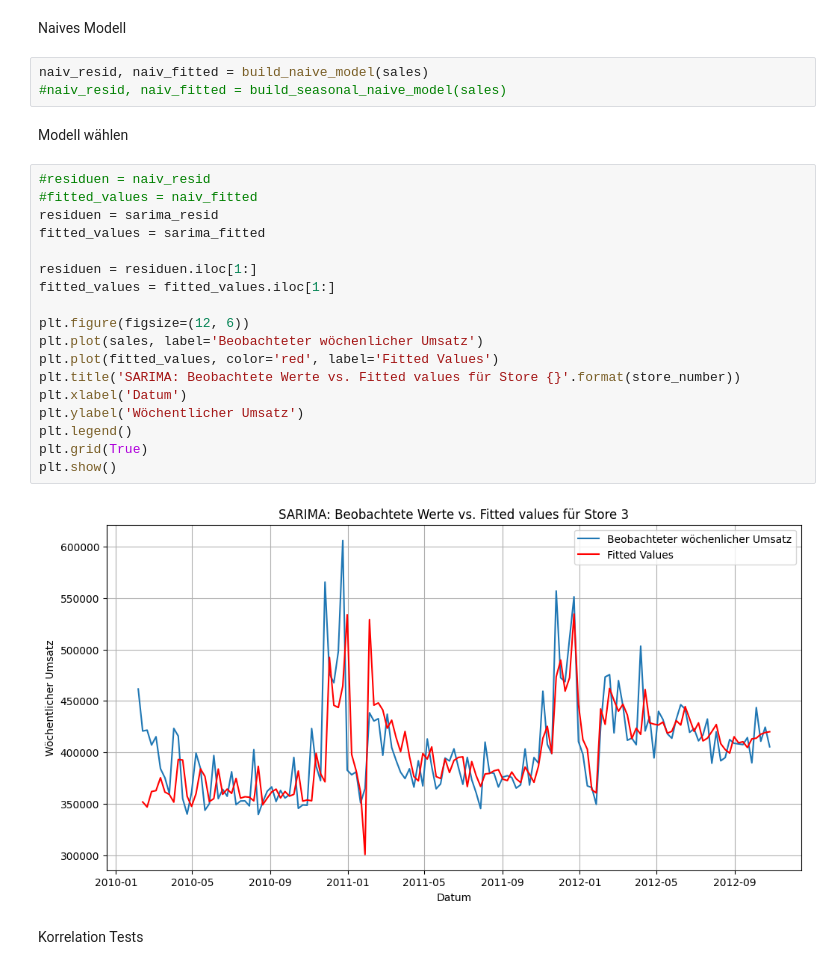
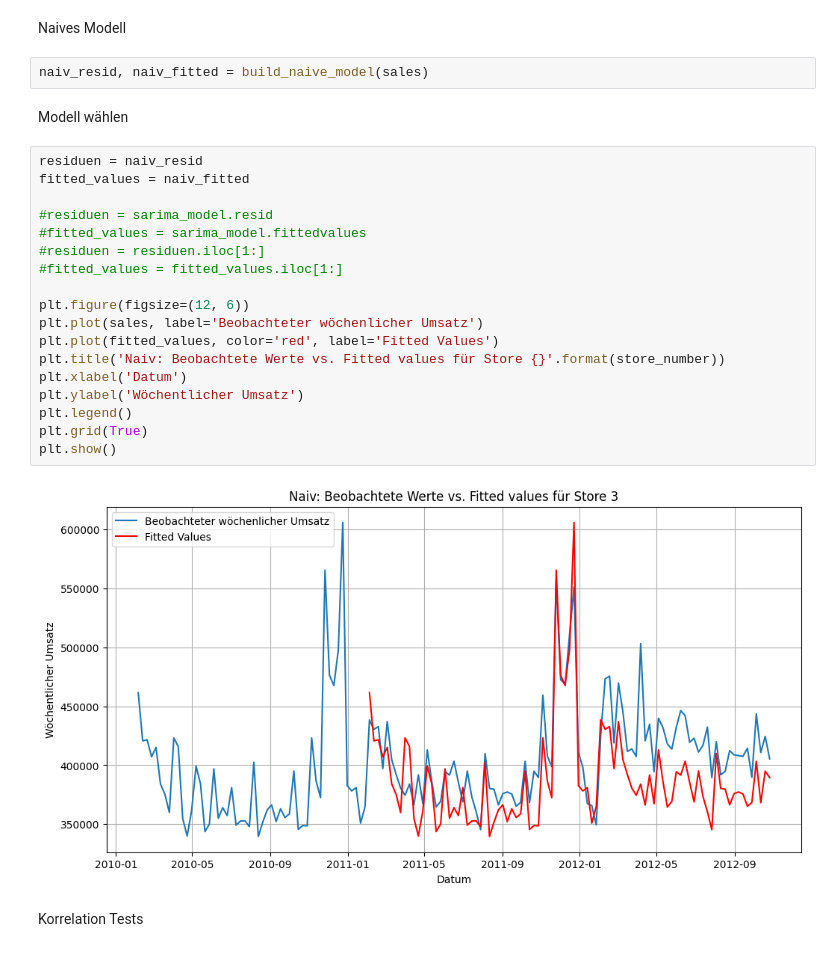
Before and after one commit to netalivo/Bachelor, a Jupyter notebook: main_single_store.ipynb, the cells around one changed output. Saved outputs shown, nothing was run; the diff lists cells and outputs as text.

Commit message:
replaced naive by seasonal naive

```diff
--- a/main_single_store.ipynb
+++ b/main_single_store.ipynb
@@ -93,28 +89,27 @@ Warnings:
 Naives Modell
 # %%
 naiv_resid, naiv_fitted = build_naive_model(sales)
-#naiv_resid, naiv_fitted = build_seasonal_naive_model(sales)
 # %% [markdown]
 Modell wählen
 # %%
-#residuen = naiv_resid
-#fitted_values = naiv_fitted
-residuen = sarima_resid
-fitted_values = sarima_fitted
+residuen = naiv_resid
+fitted_values = naiv_fitted
 
-residuen = residuen.iloc[1:]
-fitted_values = fitted_values.iloc[1:]
+#residuen = sarima_model.resid
+#fitted_values = sarima_model.fittedvalues
+#residuen = residuen.iloc[1:]
+#fitted_values = fitted_values.iloc[1:]
 
 plt.figure(figsize=(12, 6))
 plt.plot(sales, label='Beobachteter wöchenlicher Umsatz')
 plt.plot(fitted_values, color='red', label='Fitted Values')
-plt.title('SARIMA: Beobachtete Werte vs. Fitted values für Store {}'.format(store_number))
+plt.title('Naiv: Beobachtete Werte vs. Fitted values für Store {}'.format(store_number))
 plt.xlabel('Datum')
 plt.ylabel('Wöchentlicher Umsatz')
 plt.legend()
 plt.grid(True)
 plt.show()
 # %% [output]
-[figure, old version]
+[figure, new version]
 # %% [markdown]
 Korrelation Tests
```
Also changed, not shown: parts of 12 cells of this notebook, 5 other files.
